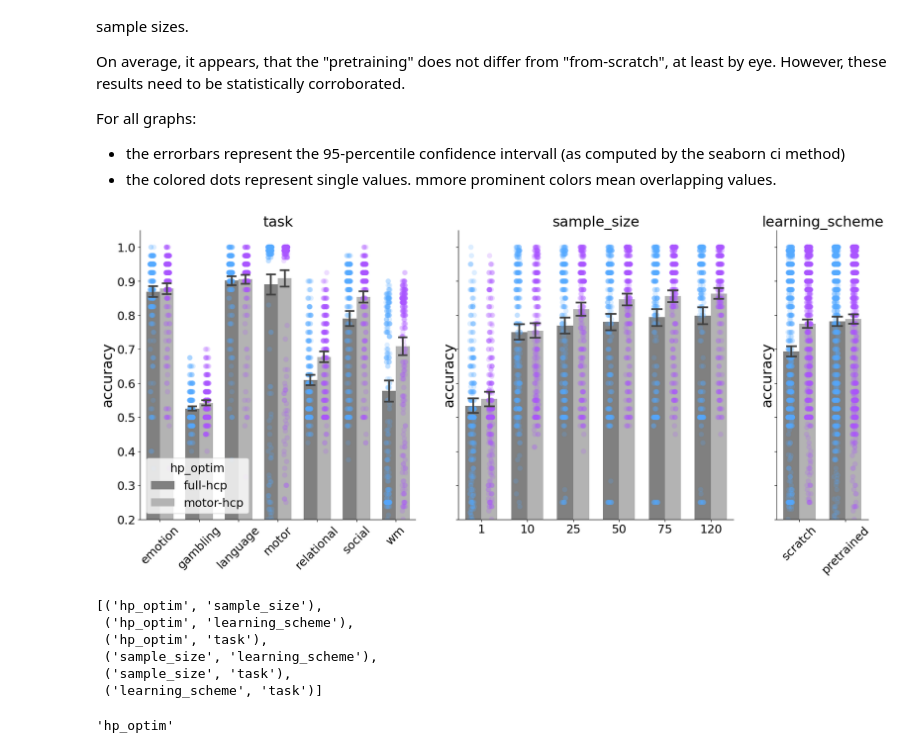
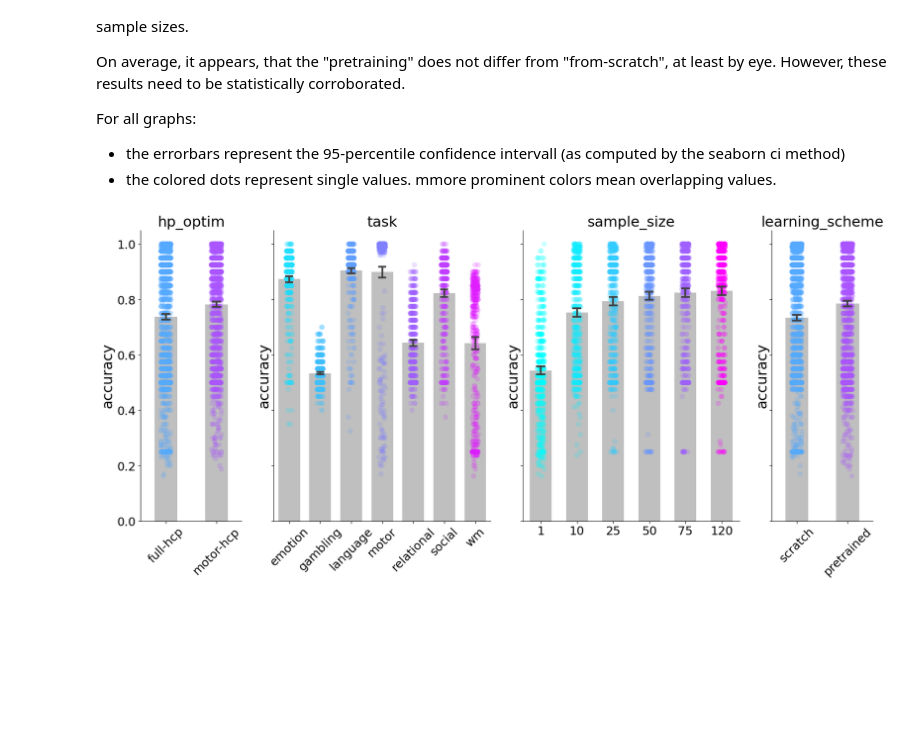
Before and after one commit to PhilippS893/thesis_code_and_analyses, a Jupyter notebook: 04_transfer_learning/analyse_tl.ipynb, the cells around one changed output. Drawn from its saved outputs; the diff is of its cells as text; code cells hidden in the pictures; blank space fills up the shorter version.

```diff
--- a/04_transfer_learning/analyse_tl.ipynb
+++ b/04_transfer_learning/analyse_tl.ipynb
@@ -308,64 +339,25 @@ For all graphs:
 * the errorbars represent the 95-percentile confidence intervall (as computed by the seaborn ci method)
 * the colored dots represent single values. mmore prominent colors mean overlapping values.
 # %%
-fig, axes = plt.subplots(1, 3, figsize=(20, 8), sharey=True, gridspec_kw={'width_ratios': [1.5, 1.5, .5]})
+fig, axes = plt.subplots(1, 4, figsize=(20, 8), sharey=True, gridspec_kw={'width_ratios': [.7, 1.5, 1.5, .7]})
 
-# 1. main effect: task
-x = 'task'
+x_axes = ["hp_optim", "task", "sample_size", "learning_scheme"]
+widths = [.45, .7, .6, .45,]
+capsizes = [.15, .2, .2, .15]
 
-axes[0].set_xlim([.5, 2.5])
-sns.barplot(ax=axes[0], x=x, y="acc", hue="hp_optim", data=full, palette=sns.set_palette([[.5, .5, .5], [.7, .7, .7]]), errorbar=("ci", 95), n_boot=5000, capsize=.2, width=.7, zorder=0)
-sns.stripplot(ax=axes[0], x=x, y="acc", data=full, hue="hp_optim", zorder=1, alpha=.2, size=8, palette="cool", legend=False, dodge=True)
-axes[0].set_title(x);
-axes[0].set_xticklabels(sorted(left_out_tasks), rotation=45);
-axes[0].set(xlabel=None, ylabel="accuracy");
-axes[0].set_ylim([.2, 1.05])
+for i, x in enumerate(x_axes):
 
-# 2. main effect: training sample size
-x = 'sample_size'
+    axes[i].set_xlim([.5, 2.5])
+    sns.barplot(ax=axes[i], x=x, y="acc", data=full, color=[.5, .5, .5], alpha=.5, errorbar=("ci", 95), n_boot=5000, capsize=capsizes[i], width=widths[i], zorder=0)
+    sns.stripplot(ax=axes[i], x=x, y="acc", data=full, hue=x, zorder=1, alpha=.2, size=8, palette="cool", legend=False)
+    axes[i].set(title=x, ylim=[0, 1.05], xlabel=None, ylabel="accuracy");
+    if i>0:
+        axes[i].legend([],[],frameon=False);
+    axes[i].spines[['right', 'top']].set_visible(False);
 
-axes[1].set_xlim([.5, 2.5])
-sns.barplot(ax=axes[1], x=x, y="acc", data=full, hue="hp_optim", errorbar=("ci", 95), n_boot=5000, capsize=.2, width=.7, zorder=0)
-sns.stripplot(ax=axes[1], x=x, y="acc", data=full, hue="hp_optim", zorder=1, alpha=.2, size=8, palette="cool", legend=False, dodge=True)
-axes[1].set_title(x);
-axes[1].set(xlabel=None, ylabel="accuracy");
-axes[1].set_ylim([.2, 1.05])
-
-# 3. main effect: learning approach
-x = 'learning_scheme'
-
-axes[2].set_xlim([.5, 2.5])
-sns.barplot(ax=axes[2], x=x, y="acc", data=full, hue="hp_optim", errorbar=("ci", 95), n_boot=5000, capsize=.2, width=.7, zorder=0)
-sns.stripplot(ax=axes[2], x=x, y="acc", data=full, hue="hp_optim", palette="cool", zorder=1, alpha=.2, size=8, legend=False, dodge=True)
-axes[2].set_title(x);
-axes[2].set_xticklabels(training_approach, rotation=45)
-axes[2].set(xlabel=None, ylabel="accuracy");
-axes[2].set_ylim([.2, 1.05])
-
-for i, ax in enumerate(axes):
-    ax.spines[['right', 'top']].set_visible(False)
-    if i > 0:
-        ax.legend([],[],frameon=False)
-
-sns.reset_defaults()
+axes[1].set_xticklabels(sorted(left_out_tasks), rotation=45);
+axes[3].set_xticklabels(training_approach, rotation=45)
+axes[0].set_xticklabels(hp_optim, rotation=45)
+plt.savefig('figures/main-effects.pdf', facecolor=fig.get_facecolor(), transparent=True)
 # %% [output]
-[figure, old version]
+[figure, new version]
-# %%
-from itertools import combinations
-
-# factors are hp_optim, sample_size, learning_scheme, task
-factors = ["hp_optim", "sample_size", "learning_scheme", "task"]
-
-combs = list(combinations(factors, 2))
-combs
-# %% [output]
-[('hp_optim', 'sample_size'),
- ('hp_optim', 'learning_scheme'),
- ('hp_optim', 'task'),
- ('sample_size', 'learning_scheme'),
- ('sample_size', 'task'),
- ('learning_scheme', 'task')]
-# %%
-combs[0][0]
-# %% [output]
-'hp_optim'
```
Also changed, not shown: parts of 24 cells of this notebook, 34 other files.
